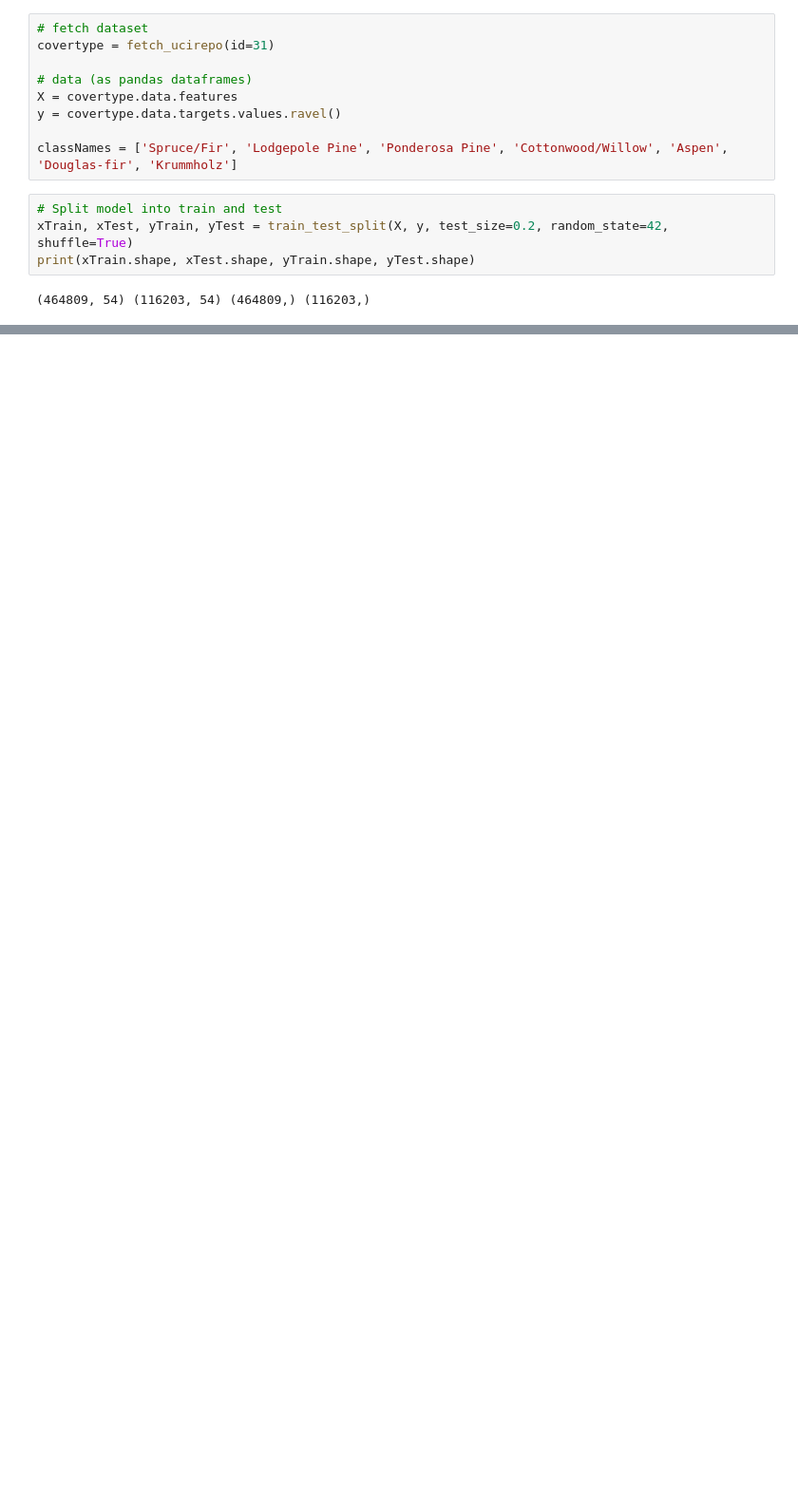
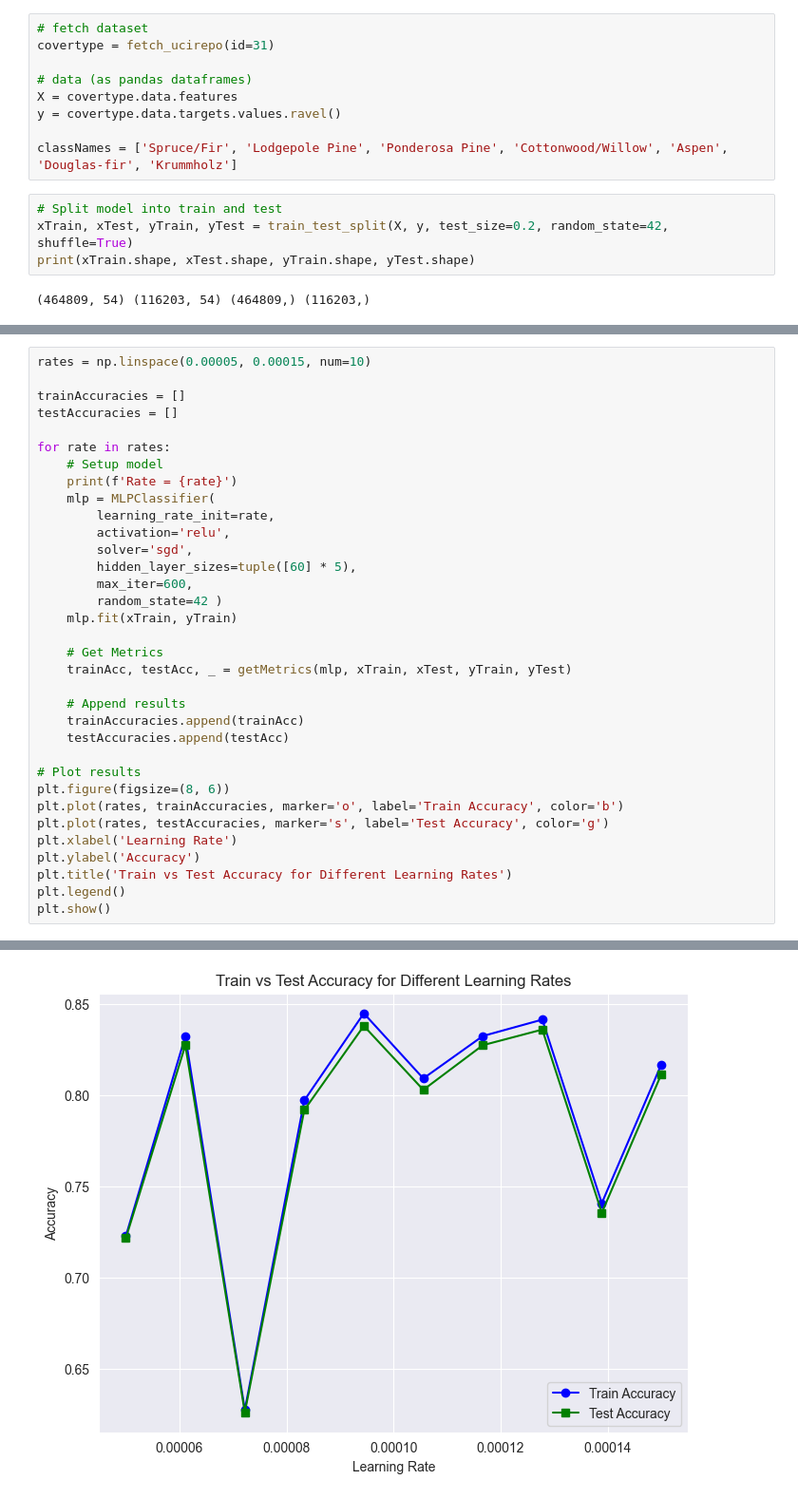
Before and after one commit to tkjonesy/CoverType-MLP, a Jupyter notebook: MLP.ipynb, the cells around one changed output, grey strips where cells are left out. Shown: that part at 95% size. Cells and saved outputs as stored; diff of their text form; blank space fills up the shorter version.

```diff
--- a/MLP.ipynb
+++ b/MLP.ipynb
@@ -99,0 +272,35 @@ weighted avg       0.77      0.76      0.75    116203
+# %%
+rates = np.linspace(0.00005, 0.00015, num=10)
+
+trainAccuracies = []
+testAccuracies = []
+
+for rate in rates:
+    # Setup model
+    print(f'Rate = {rate}')
+    mlp = MLPClassifier(
+        learning_rate_init=rate,
+        activation='relu',
+        solver='sgd',
+        hidden_layer_sizes=tuple([60] * 5),
+        max_iter=600,
+        random_state=42 )
+    mlp.fit(xTrain, yTrain)
+
+    # Get Metrics
+    trainAcc, testAcc, _ = getMetrics(mlp, xTrain, xTest, yTrain, yTest)
+
+    # Append results
+    trainAccuracies.append(trainAcc)
+    testAccuracies.append(testAcc)
+
+# Plot results
+plt.figure(figsize=(8, 6))
+plt.plot(rates, trainAccuracies, marker='o', label='Train Accuracy', color='b')
+plt.plot(rates, testAccuracies, marker='s', label='Test Accuracy', color='g')
+plt.xlabel('Learning Rate')
+plt.ylabel('Accuracy')
+plt.title('Train vs Test Accuracy for Different Learning Rates')
+plt.legend()
+plt.show()
+# %% [output]
@@ -99,0 +393 @@ weighted avg       0.77      0.76      0.75    116203
+[figure, added]
```
Also changed, not shown: parts of 18 cells of this notebook, 14 other files.
